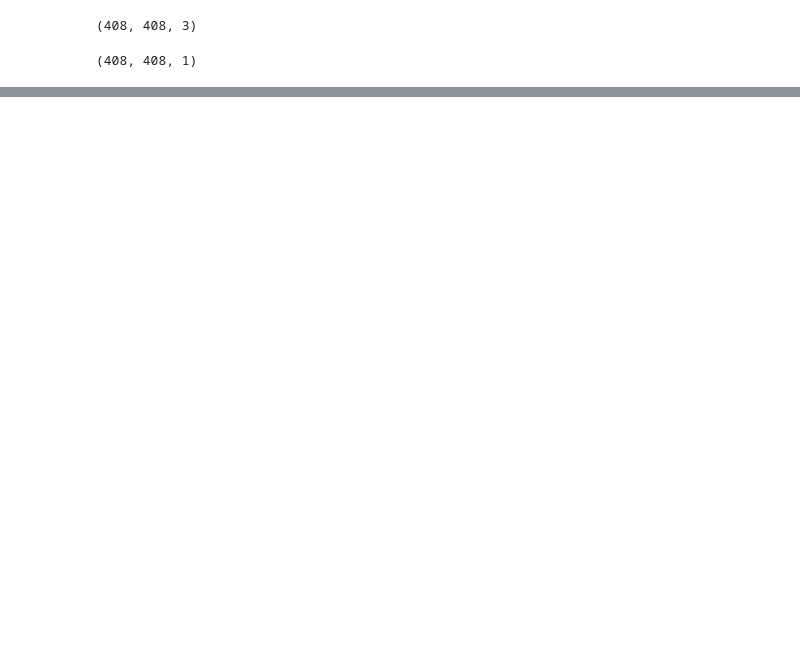
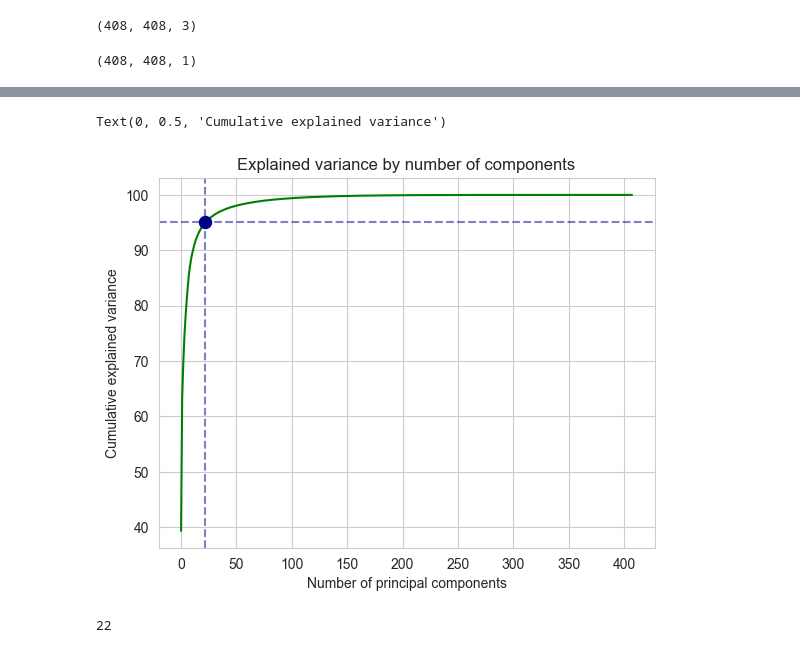
Before and after one commit to kzholtikova/application-of-eigenvalues-and-eigenvectors, a Jupyter notebook: image_compression.ipynb, the cells around one changed output, grey strips where cells are left out. Cells and saved outputs as stored; diff of their text form; code cells hidden in the pictures; blank space fills up the shorter version.

```diff
--- a/image_compression.ipynb
+++ b/image_compression.ipynb
@@ -21,0 +27,24 @@ plt.imshow(img_bw, cmap='gray')
+# %%
+img_mean = np.mean(img_bw, axis=0)
+img_centered = img_bw - img_mean  # Center the data
+covar_matrix = np.cov(img_centered, rowvar=False)  # Covariance matrix
+covar_eigenvalues, covar_eigenvectors = eigdec.find_eigenvalues_and_vectors(covar_matrix)  # Eigenvectors - components
+
+eigenvalues_var = (covar_eigenvalues / covar_eigenvalues.sum()) * 100  # Variance explained by each component
+cumulative_var = np.cumsum(eigenvalues_var)  # Cumulative variance explained by components
+opt_components_num = np.argmax(cumulative_var > 95)  # returns the 1st index with a value > 95
+
+sns.lineplot(x=[i for i in range(len(covar_eigenvectors))],y=cumulative_var)
+plt.scatter(opt_components_num, cumulative_var[opt_components_num], color='darkblue', s=75, zorder=3)
+plt.axvline(opt_components_num, color='darkblue', linestyle='--', alpha=0.5)
+plt.axhline(cumulative_var[opt_components_num], color='darkblue', linestyle='--', alpha=0.5)
+plt.title("Explained variance by number of components")
+plt.xlabel("Number of principal components")
+plt.ylabel("Cumulative explained variance")
+# %% [output]
+Text(0, 0.5, 'Cumulative explained variance')
+[figure, added]
+# %%
+opt_components_num  # number of components that explain 95% of the variance
+# %% [output]
+22
```
Also changed, not shown: parts of 6 cells of this notebook, 1 other file.
